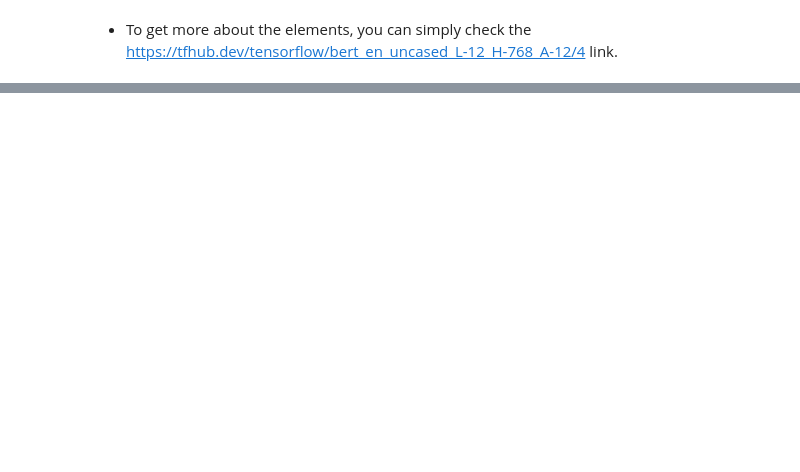
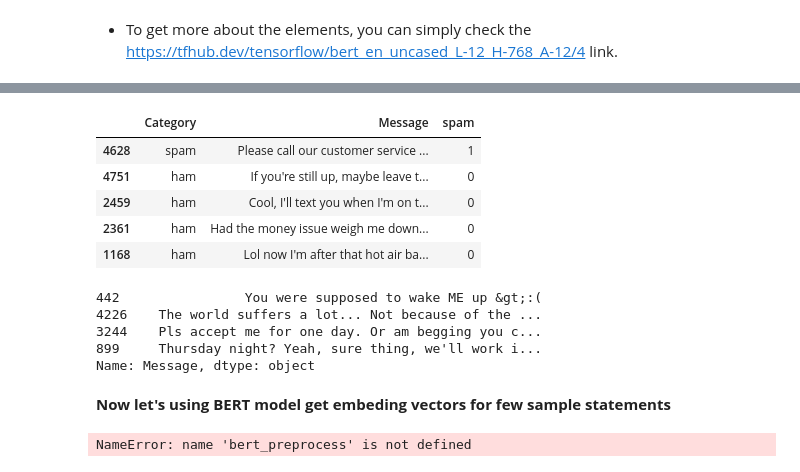
Before and after one commit to mujtabaSultani01/Deep-Learning, a Jupyter notebook: BERT 23/BERT (DL - 23).ipynb, the cells around one changed output, grey strips where cells are left out. Drawn from its saved outputs; the diff is of its cells as text; code cells hidden in the pictures; blank space fills up the shorter version.

Commit message:
BERT theory concept is cleared.

```diff
--- a/BERT 23/BERT (DL - 23).ipynb
+++ b/BERT 23/BERT (DL - 23).ipynb
@@ -131,0 +269,4 @@ bert_results['encoder_outputs'][0]
+# %%
+# So here we create a new DataFrame for 'spam' emails:
+df_spam = df[df['Category']=='spam']
+df_spam.shape
@@ -131,0 +275,4 @@ bert_results['encoder_outputs'][0]
+# %%
+# Similarly we create a new DataFrame for 'ham' emails:
+df_ham = df[df['Category']=='ham']
+df_ham.shape
@@ -131,0 +288,4 @@ bert_results['encoder_outputs'][0]
+# %%
+# So instead of 2 samples we need 747 samples.
+df_ham_downsampled = df_ham.sample(df_spam.shape[0])
+df_ham_downsampled.shape
@@ -131,0 +294,4 @@ bert_results['encoder_outputs'][0]
+# %%
+# So now we can join these two dataset for model training.
+df_balanced = pd.concat([df_ham_downsampled, df_spam])
+df_balanced.shape
@@ -131,0 +317,11 @@ bert_results['encoder_outputs'][0]
+# %%
+# Next we create a new column for spam and ham to be represented as 1 and 0.
+df_balanced['spam']=df_balanced['Category'].apply(lambda x: 1 if x=='spam' else 0)
+df_balanced.sample(5)
+# %% [output]
+|  | Category | Message | spam |
+| 4628 | spam | Please call our customer service ... | 1 |
+| 4751 | ham | If you're still up, maybe leave t... | 0 |
+| 2459 | ham | Cool, I'll text you when I'm on t... | 0 |
+| 2361 | ham | Had the money issue weigh me down... | 0 |
+| 1168 | ham | Lol now I'm after that hot air ba... | 0 |
@@ -131,0 +333,27 @@ bert_results['encoder_outputs'][0]
+# %%
+# To see some train values:
+X_train.head(4)
+# %% [output]
+442                You were supposed to wake ME up &gt;:(
+4226    The world suffers a lot... Not because of the ...
+3244    Pls accept me for one day. Or am begging you c...
+899     Thursday night? Yeah, sure thing, we'll work i...
+Name: Message, dtype: object
+# %% [markdown]
+**Now let's using BERT model get embeding vectors for few sample statements**
+# %%
+# So now as we have seen previously, we supply sentence to BERT model to generate the length vectors. So we want to create a
+# simple function to take sentence as input and return the embedded vectors as output.
+# So first the function takes the sentences, first we apply pre-processing and as result we get pre-precessed text and then
+# that we suppply to encoder. Then it will return a dictionary and from dictionary it will return 'pooled_output'.
+
+def get_sentence_embeding(sentences):
+    preprocessed_text = bert_preprocess(sentences)
+    return bert_encoder(preprocessed_text)['pooled_output']
+
+get_sentence_embeding([
+    "500$ discount. hurry up",
+    "Bhavin, are you up for a volleybal game tomorrow?"]
+)
+# %% [output]
+NameError: name 'bert_preprocess' is not defined
```
Also changed, not shown: parts of 33 cells of this notebook, 4 other files.
